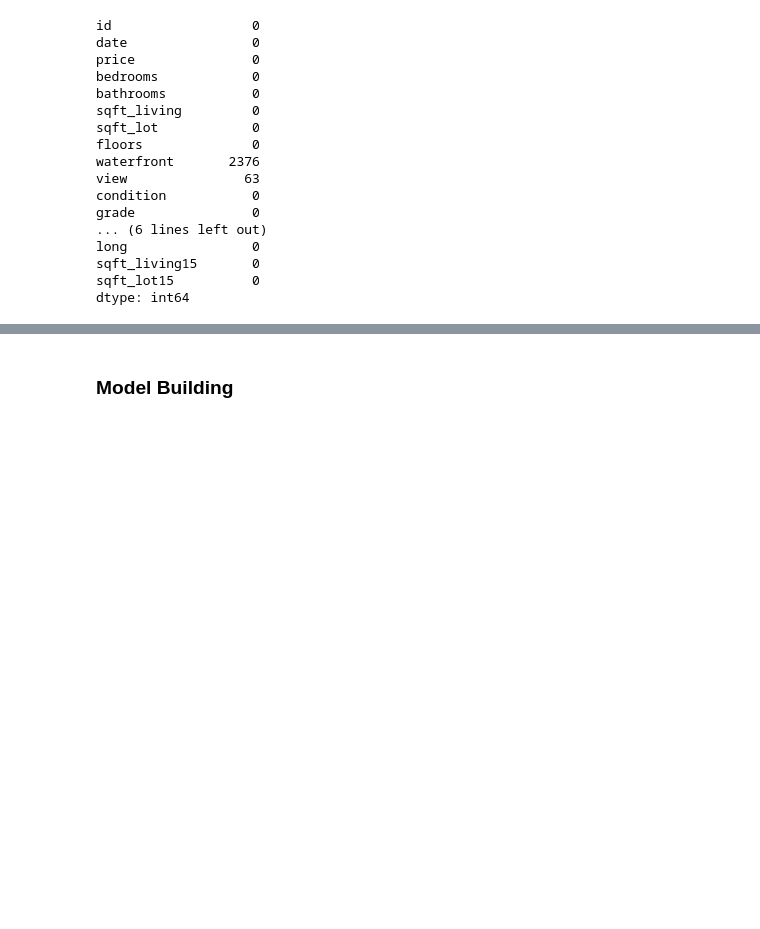
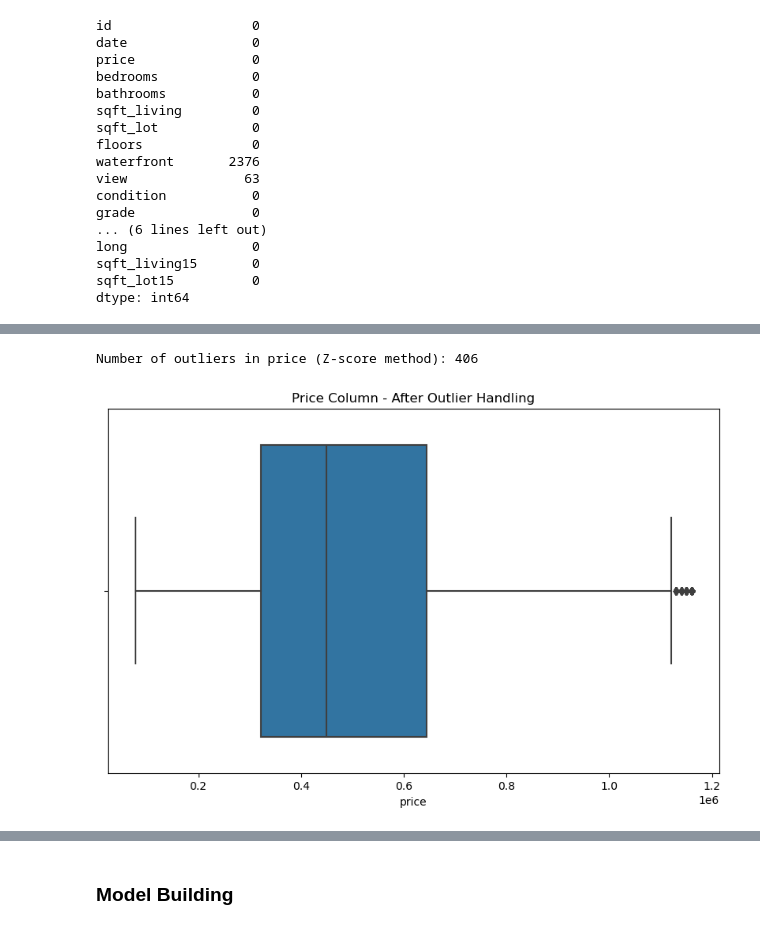
Before and after one commit to Beatrice-Kariuki/Sharing-Project-Phase-2, a Jupyter notebook: student.ipynb, the cells around one changed output, grey strips where cells are left out. Cells and saved outputs as stored; diff of their text form; code cells hidden in the pictures; blank space fills up the shorter version.

```diff
--- a/student.ipynb
+++ b/student.ipynb
@@ -178,0 +207,24 @@ print(KC.head())
+# %%
+from scipy.stats import zscore
+
+# Calculating Z-scores for 'price' column
+z_scores_price = zscore(KC['price'])
+
+z_threshold = 3
+
+# Identify outliers based on Z-scores
+outliers_price = KC[abs(z_scores_price) > z_threshold]
+print(f'Number of outliers in price (Z-score method): {len(outliers_price)}')
+# Price Column
+upper_limit_price = KC['price'].quantile(0.95)
+KC['price'] = np.where(KC['price'] > upper_limit_price, upper_limit_price, KC['price'])
+# %% [output]
+Number of outliers in price (Z-score method): 406
+# %%
+# After handling outliers
+plt.figure(figsize=(10, 6))
+sns.boxplot(x=KC['price'])
+plt.title('Price Column - After Outlier Handling')
+plt.show()
+# %% [output]
+[figure, added]
```
Also changed, not shown: parts of 88 cells of this notebook.
